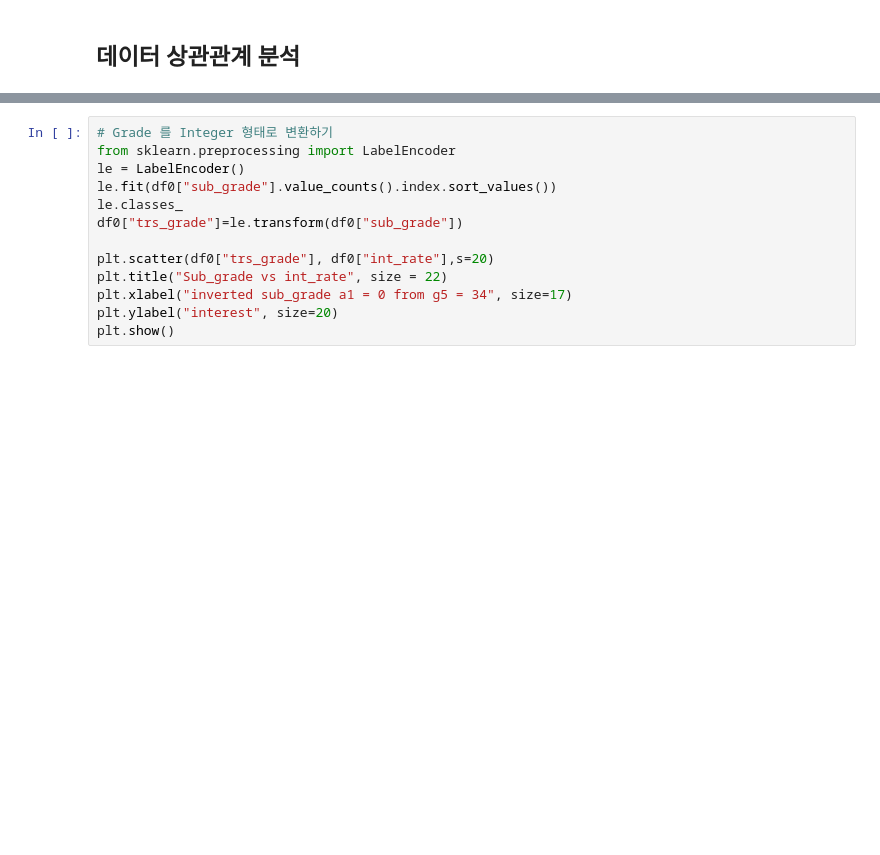
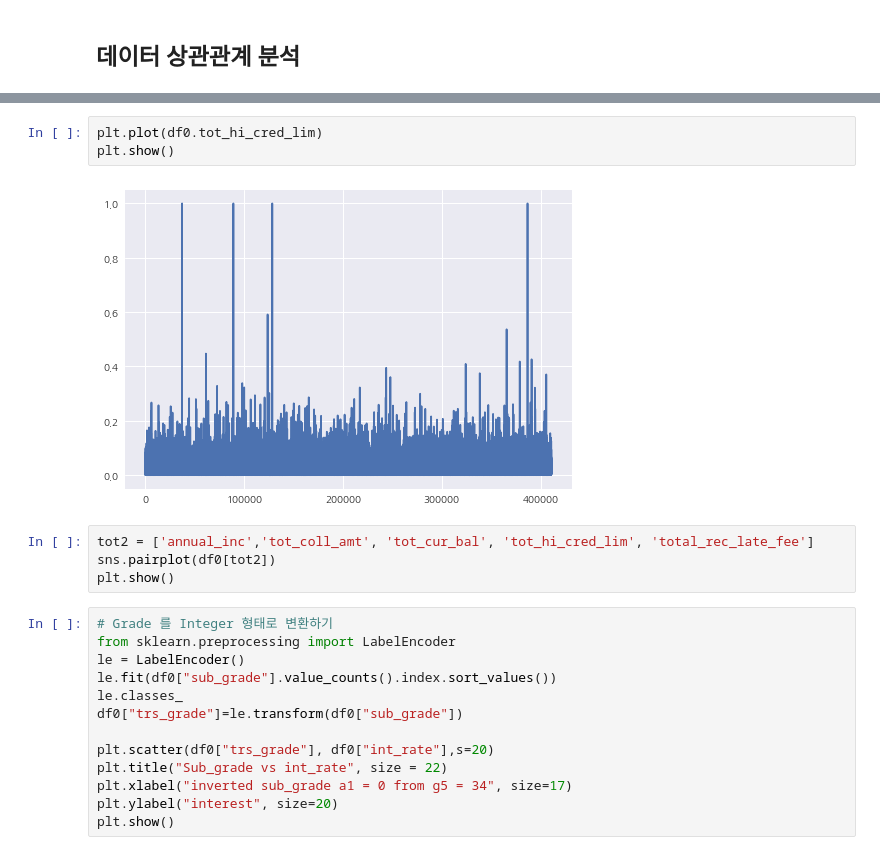
Before and after one commit to devyohan/fc_team_project2, a Jupyter notebook: notebook.ipynb, the cells around one changed output, grey strips where cells are left out. Cells and saved outputs as stored; diff of their text form; blank space fills up the shorter version.

```diff
--- a/notebook.ipynb
+++ b/notebook.ipynb
@@ -206,3 +193,12 @@ array([0, 1, 2, 3, 4, 6])
+# %%
+plt.plot(df0.tot_hi_cred_lim)
+plt.show()
+# %% [output]
+[figure, added]
+# %%
+tot2 = ['annual_inc','tot_coll_amt', 'tot_cur_bal', 'tot_hi_cred_lim', 'total_rec_late_fee']
+sns.pairplot(df0[tot2])
+plt.show()
 # %%
 # Grade 를 Integer 형태로 변환하기
 from sklearn.preprocessing import LabelEncoder
```
Also changed, not shown: parts of 7 cells of this notebook.
